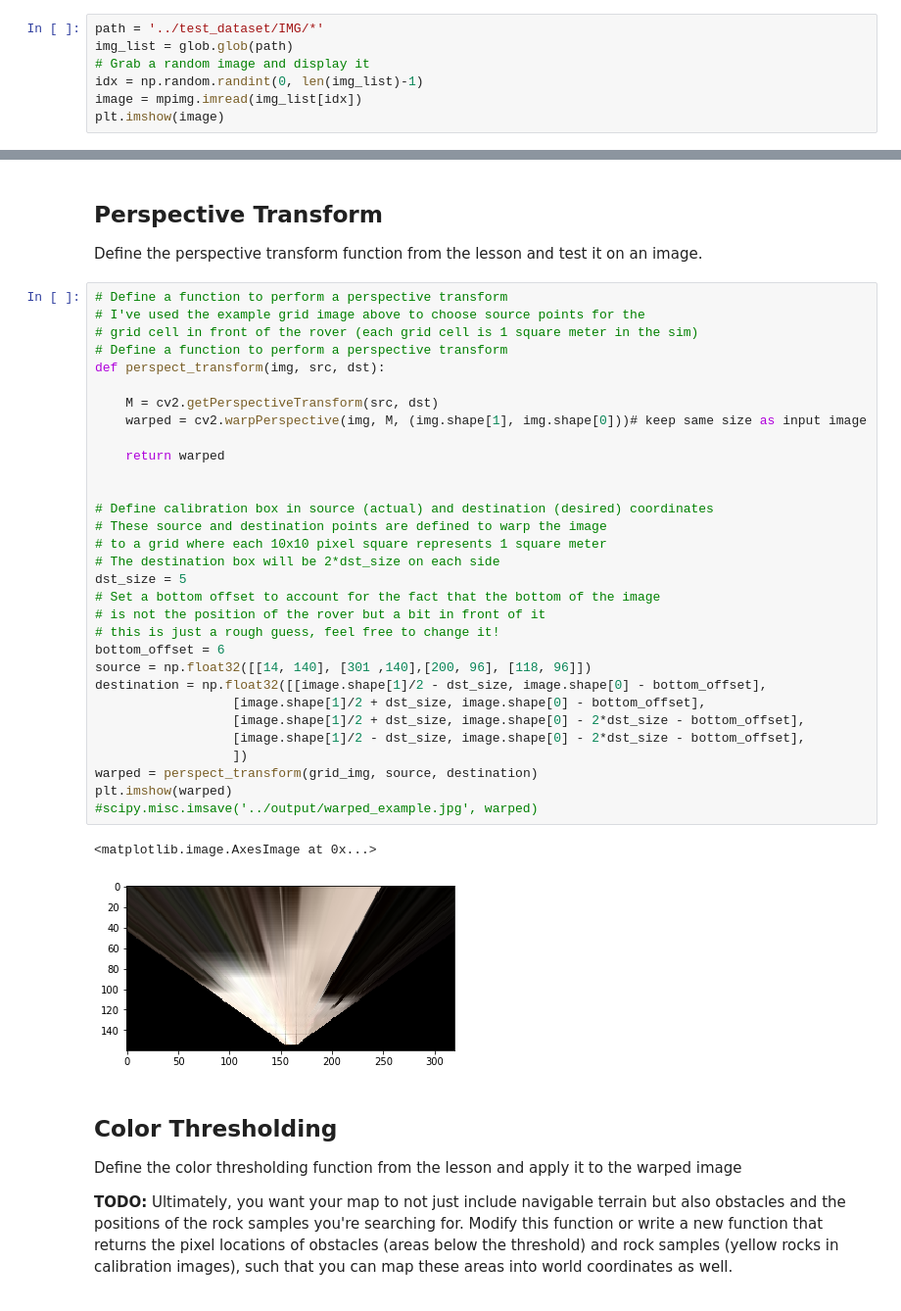
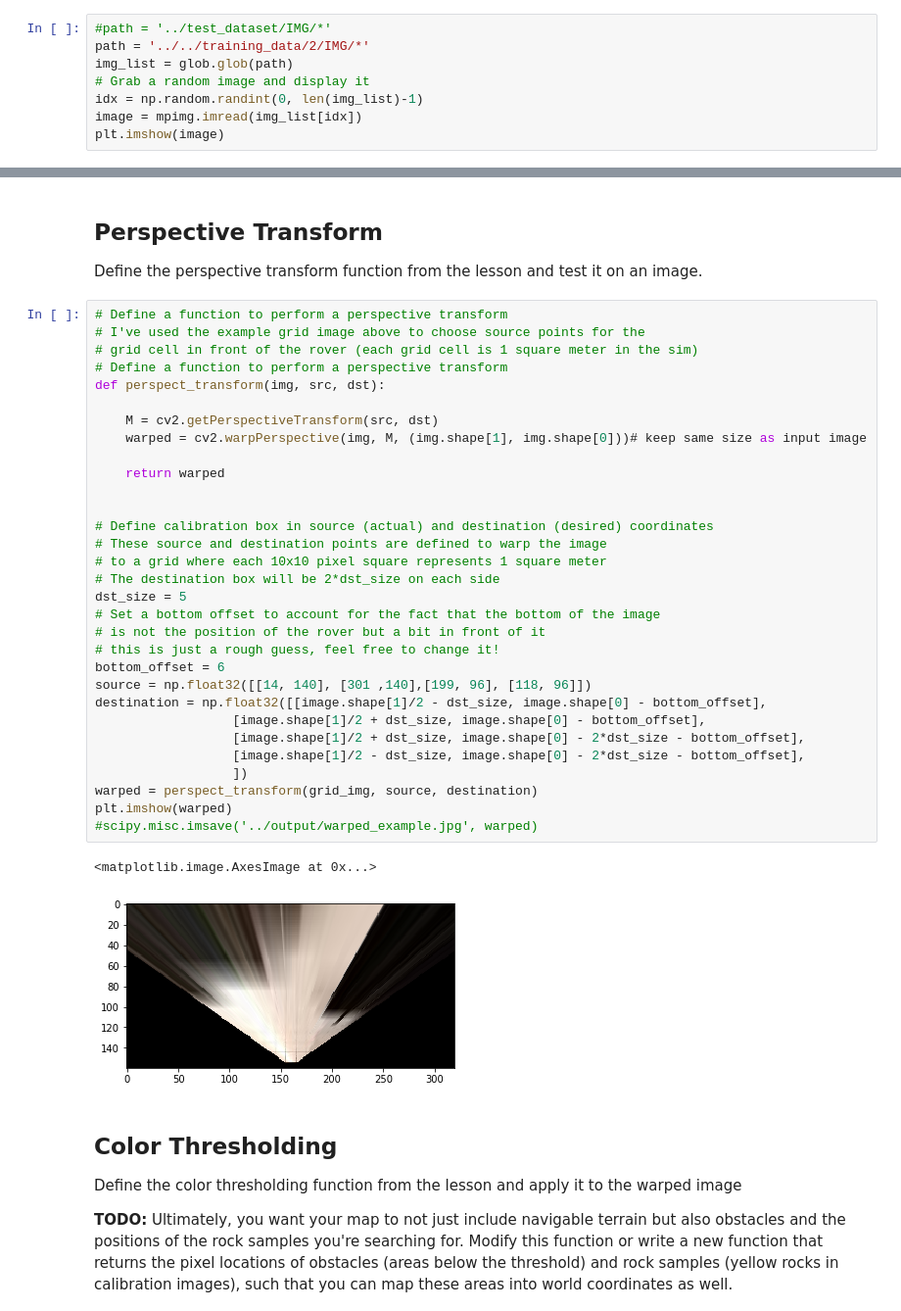
Before and after one commit to GilMe/RoboND-Rover-Project, a Jupyter notebook: code/Rover_Project_Test_Notebook.ipynb, the cells around one changed output, grey strips where cells are left out. Shown: that part at 98% size. Cells and saved outputs as stored; diff of their text form.

```diff
--- a/code/Rover_Project_Test_Notebook.ipynb
+++ b/code/Rover_Project_Test_Notebook.ipynb
@@ -33,7 +33,8 @@ There's some example data provided in the `test_dataset` folder.  This basic dat
 
 Next, read in and display a random image from the `test_dataset` folder
 # %%
-path = '../test_dataset/IMG/*'
+#path = '../test_dataset/IMG/*'
+path = '../../training_data/2/IMG/*'
 img_list = glob.glob(path)
 # Grab a random image and display it
 idx = np.random.randint(0, len(img_list)-1)
@@ -88,4 +90,4 @@ dst_size = 5
 # is not the position of the rover but a bit in front of it
 # this is just a rough guess, feel free to change it!
 bottom_offset = 6
-source = np.float32([[14, 140], [301 ,140],[200, 96], [118, 96]])
+source = np.float32([[14, 140], [301 ,140],[199, 96], [118, 96]])
@@ -93,13 +95,13 @@
                   [image.shape[1]/2 + dst_size, image.shape[0] - bottom_offset],
                   [image.shape[1]/2 + dst_size, image.shape[0] - 2*dst_size - bottom_offset],
                   [image.shape[1]/2 - dst_size, image.shape[0] - 2*dst_size - bottom_offset],
                   ])
 warped = perspect_transform(grid_img, source, destination)
 plt.imshow(warped)
 #scipy.misc.imsave('../output/warped_example.jpg', warped)
 # %% [output]
 <matplotlib.image.AxesImage at 0x...>
-[figure, old version]
+[figure, new version]
 # %% [markdown]
 ## Color Thresholding
 Define the color thresholding function from the lesson and apply it to the warped image
```
Also changed, not shown: parts of 9 cells of this notebook, 1 other file.
